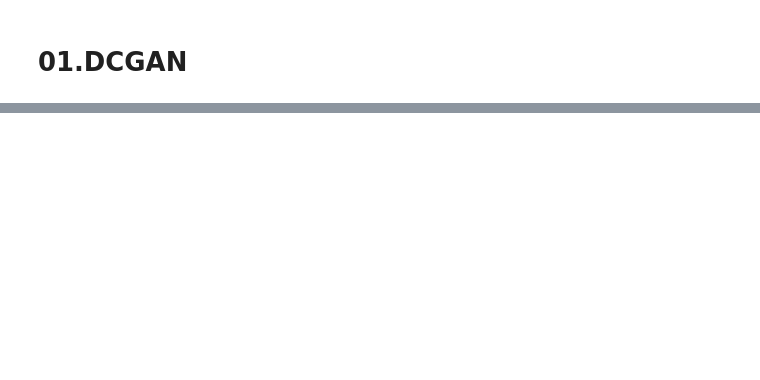
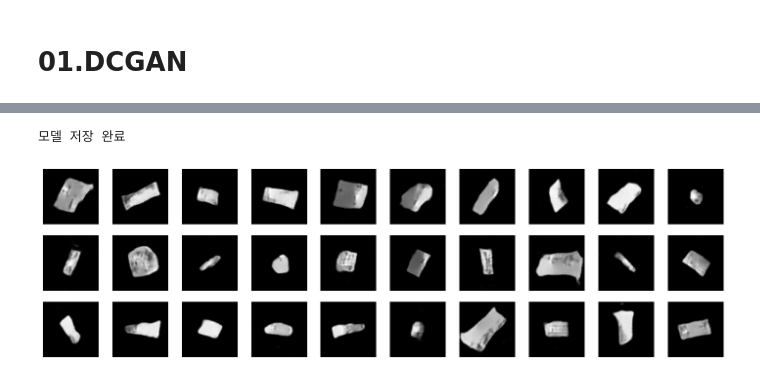
Before and after one commit to va4756/bigdata_raejung, a Jupyter notebook: quebin_data_02.ipynb, the cells around one changed output, grey strips where cells are left out. Cells and saved outputs as stored; diff of their text form; code cells hidden in the pictures; blank space fills up the shorter version.

```diff
--- a/quebin_data_02.ipynb
+++ b/quebin_data_02.ipynb
@@ -47,11 +47,12 @@ IMAGE_SIZE = 64
 CHANNELS = 1
 BATCH_SIZE = 128
 Z_DIM = 100
-EPOCHS = 100 # 훈련이 오래 걸려 에포크 횟수를 300에서 100으로 줄입니다.
+# EPOCHS = 100 # 훈련이 오래 걸려 에포크 횟수를 300에서 100으로 줄입니다.
+EPOCHS = 2
 LOAD_MODEL = False
 ADAM_BETA_1 = 0.5
 ADAM_BETA_2 = 0.999
-LEARNING_RATE = 0.0002
+LEARNING_RATE = 0.002
 NOISE_PARAM = 0.1
 # %%
 # 코랩일 경우 노트북에서 celeba 데이터셋을 받습니다.
@@ -310,14 +340,14 @@ def save_generated_images(epoch):
 
     for i in range(16):
         plt.subplot(4, 4, i+1)
-        img = fake_images[i].detach().cpu().sequeeze()
+        img = fake_images[i].detach().cpu().squeeze()
 
         plt.imshow(img, cmap='gray')
         plt.axis('off')
 
     plt.tight_layout()
     plt.savefig(f"./output/generated_epoch_{epoch:03d}.png")
-    plt.close
+    plt.close()
 # %%
 # 6. Training Loop
 for epoch in range(EPOCHS):
@@ -345,0 +424,29 @@ for epoch in range(EPOCHS):
+# %%
+# 7. 모델 저장
+torch.save(generator.state_dict(), "generator.pth")
+torch.save(discriminator.state_dict(), "discriminator.pth")
+print("모델 저장 완료")
+# %% [output]
+모델 저장 완료
+# %%
+# 8. 이미지 생성
+generator.eval()
+z = torch.randn(30, Z_DIM, 1, 1).to(device)
+
+with torch.no_grad():
+    generated_images = generator(z)
+
+generated_images = (generated_images + 1) / 2
+# %%
+# 9. 생성 결과 출력
+fig = plt.figure(figsize=(18, 5))
+
+for i in range(30):
+    ax = fig.add_subplot(3, 10, i+1)
+    img = generated_images[i].detach().cpu().squeeze()
+    ax.imshow(img, cmap='gray')
+    ax.axis('off')
+
+plt.show()
+# %% [output]
+[figure, added]
```
Also changed, not shown: parts of 20 cells of this notebook.
